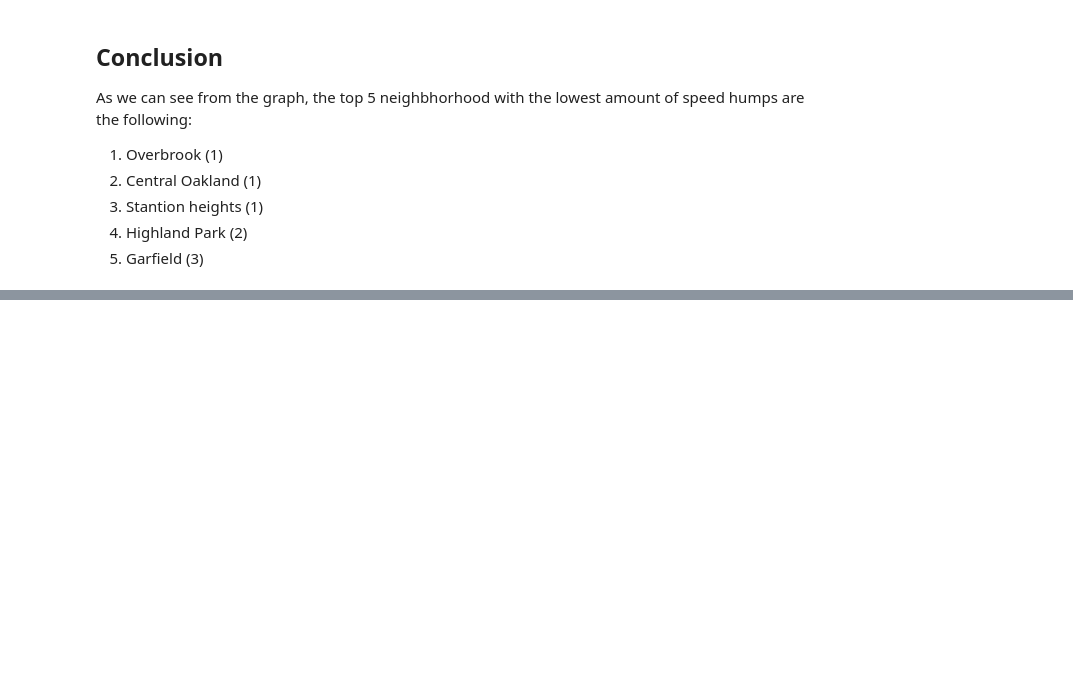
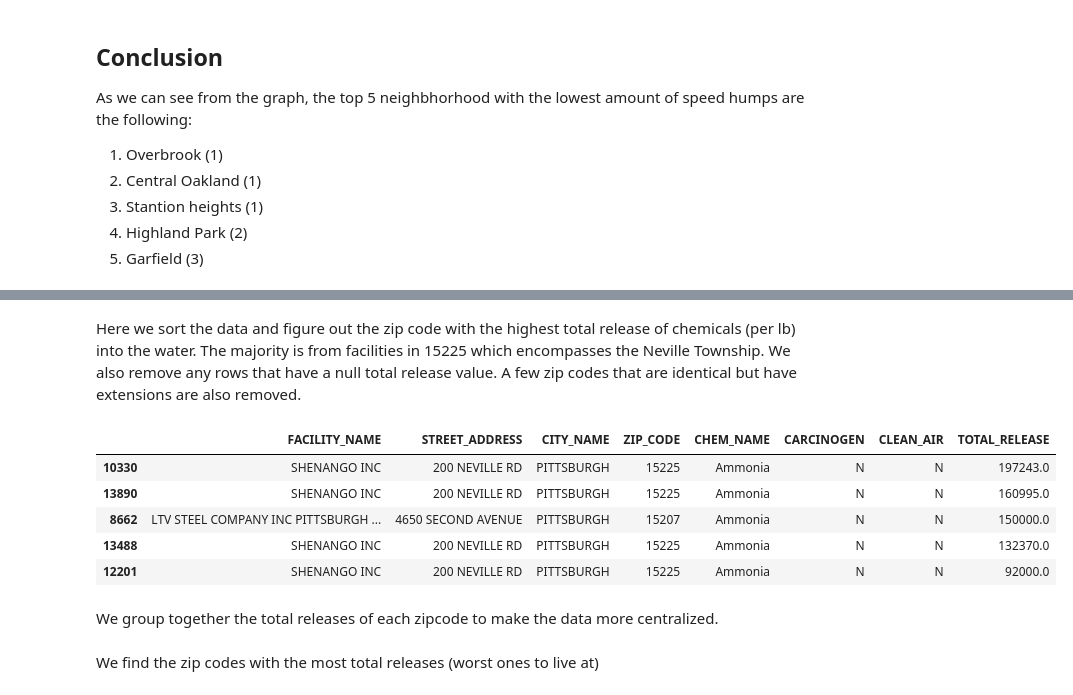
Before and after one commit to aaz50/Big-Ideas-Final, a Jupyter notebook: Final.ipynb, the cells around one changed output, grey strips where cells are left out. Cells and saved outputs as stored; diff of their text form; code cells hidden in the pictures; blank space fills up the shorter version.

```diff
--- a/Final.ipynb
+++ b/Final.ipynb
@@ -185,0 +213,22 @@ As we can see from the graph, the top 5 neighbhorhood with the lowest amount of
+# %% [markdown]
+Here we sort the data and figure out the zip code with the highest total release of chemicals (per lb) into the water. The majority is from facilities in 15225 which encompasses the Neville Township. We also remove any rows that have a null total release value. A few zip codes that are identical but have extensions are also removed.
+# %%
+filtered_data = filtered_data.dropna(subset=['TOTAL_RELEASE'])
+
+filtered_data = filtered_data[filtered_data['ZIP_CODE'] != 152251516]
+filtered_data = filtered_data[filtered_data['ZIP_CODE'] != 152042599]
+filtered_data = filtered_data[filtered_data['ZIP_CODE'] != 152206246]
+filtered_data = filtered_data[filtered_data['ZIP_CODE'] != 152342624]
+
+
+filtered_data = filtered_data.sort_values(by='TOTAL_RELEASE', ascending=False)
+filtered_data[columns_to_display].head()
+# %% [output]
+|  | FACILITY_NAME | STREET_ADDRESS | CITY_NAME | ZIP_CODE | CHEM_NAME | CARCINOGEN | CLEAN_AIR | TOTAL_RELEASE |
+| 10330 | SHENANGO INC | 200 NEVILLE RD | PITTSBURGH | 15225 | Ammonia | N | N | 197243.0 |
+| 13890 | SHENANGO INC | 200 NEVILLE RD | PITTSBURGH | 15225 | Ammonia | N | N | 160995.0 |
+| 8662 | LTV STEEL COMPANY INC PITTSBURGH ... | 4650 SECOND AVENUE | PITTSBURGH | 15207 | Ammonia | N | N | 150000.0 |
+| 13488 | SHENANGO INC | 200 NEVILLE RD | PITTSBURGH | 15225 | Ammonia | N | N | 132370.0 |
+| 12201 | SHENANGO INC | 200 NEVILLE RD | PITTSBURGH | 15225 | Ammonia | N | N | 92000.0 |
+# %% [markdown]
+We group together the total releases of each zipcode to make the data more centralized.
@@ -185,0 +237,2 @@ As we can see from the graph, the top 5 neighbhorhood with the lowest amount of
+# %% [markdown]
+We find the zip codes with the most total releases (worst ones to live at)
```
Also changed, not shown: parts of 37 cells of this notebook, 3 other files.
